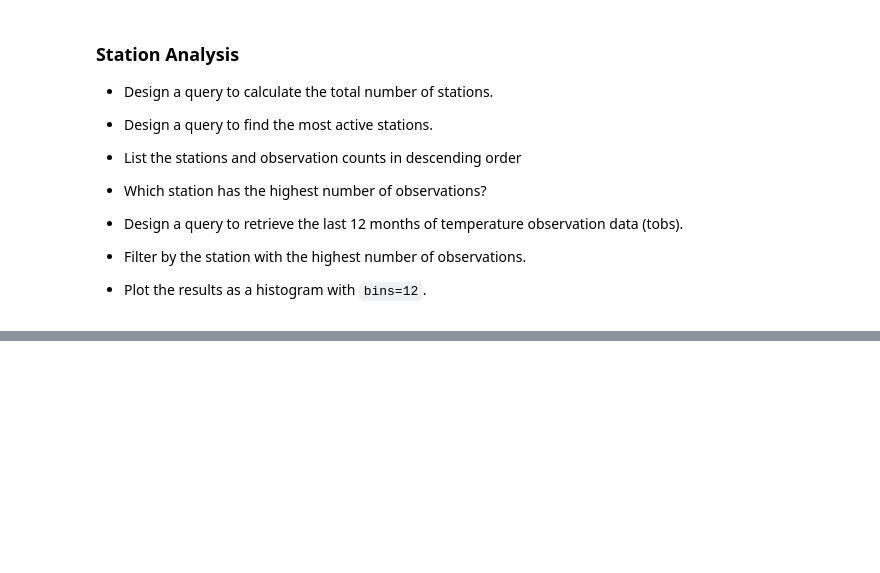
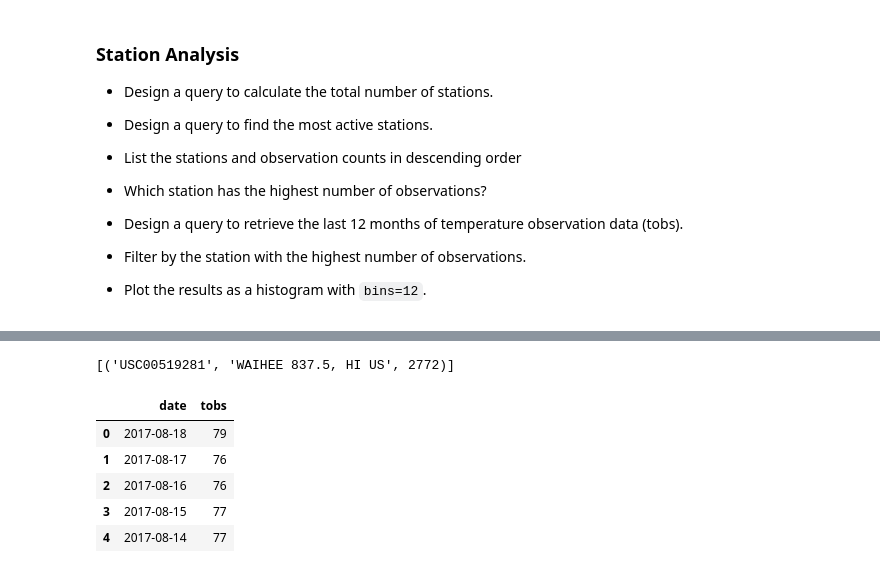
Before and after one commit to shandizmon/Data-Analysis-Visualization-Projects, a Jupyter notebook: 11-Adv-Data-Storage-Retrieval/climate_analysis.ipynb, the cells around one changed output, grey strips where cells are left out. Saved outputs shown, nothing was run; the diff lists cells and outputs as text; code cells hidden in the pictures; blank space fills up the shorter version.

```diff
--- a/11-Adv-Data-Storage-Retrieval/climate_analysis.ipynb
+++ b/11-Adv-Data-Storage-Retrieval/climate_analysis.ipynb
@@ -120,0 +142,7 @@ df_date_precipitation.describe()
+# %%
+# Find the station has the highest number of observations
+(session.query(Measurement.station, Station.name, func.count(Measurement.station))
+ .filter(Measurement.station==Station.station)
+ .group_by(Measurement.station).order_by(func.count(Measurement.station).desc()).limit(1).all())
+# %% [output]
+[('USC00519281', 'WAIHEE 837.5, HI US', 2772)]
@@ -120,0 +154,11 @@ df_date_precipitation.describe()
+# %%
+# Stations with the highest number of observations
+tobs_df=pd.DataFrame(date_tobs, columns=['date','tobs'])
+tobs_df.head()
+# %% [output]
+|  | date | tobs |
+| 0 | 2017-08-18 | 79 |
+| 1 | 2017-08-17 | 76 |
+| 2 | 2017-08-16 | 76 |
+| 3 | 2017-08-15 | 77 |
+| 4 | 2017-08-14 | 77 |
```
Also changed, not shown: parts of 9 cells of this notebook, 3 other files.
